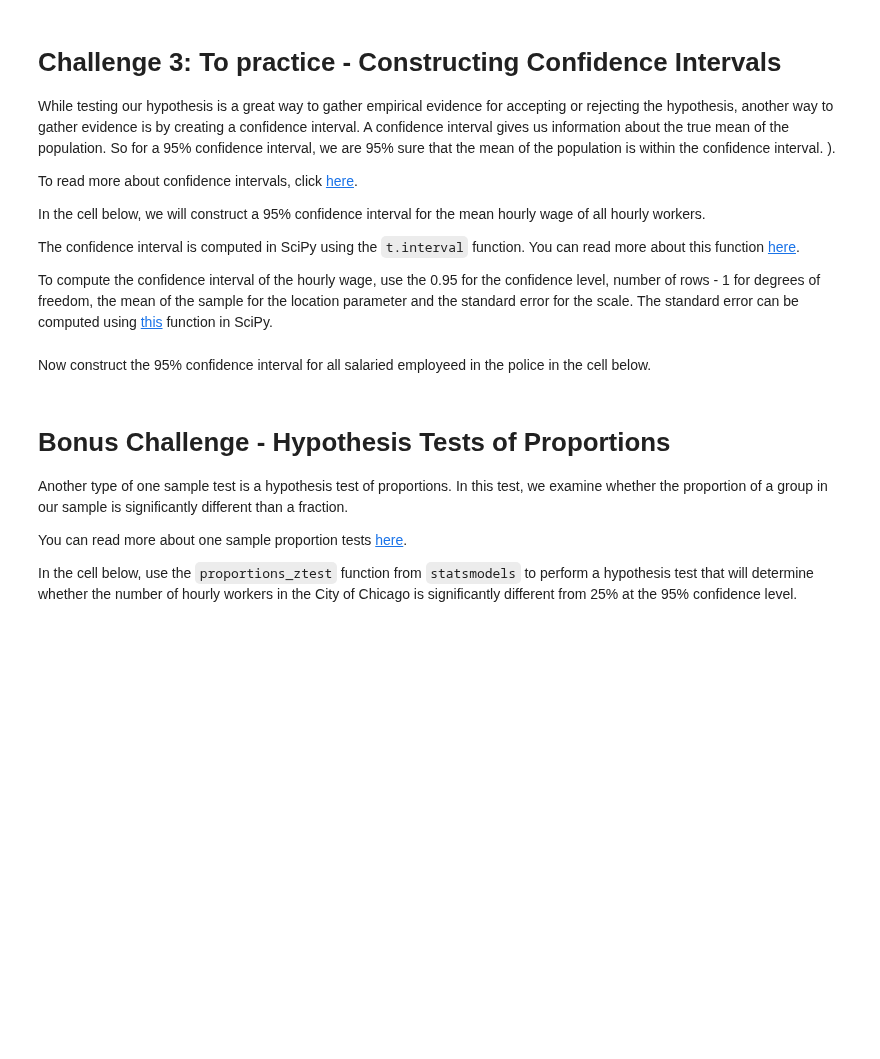
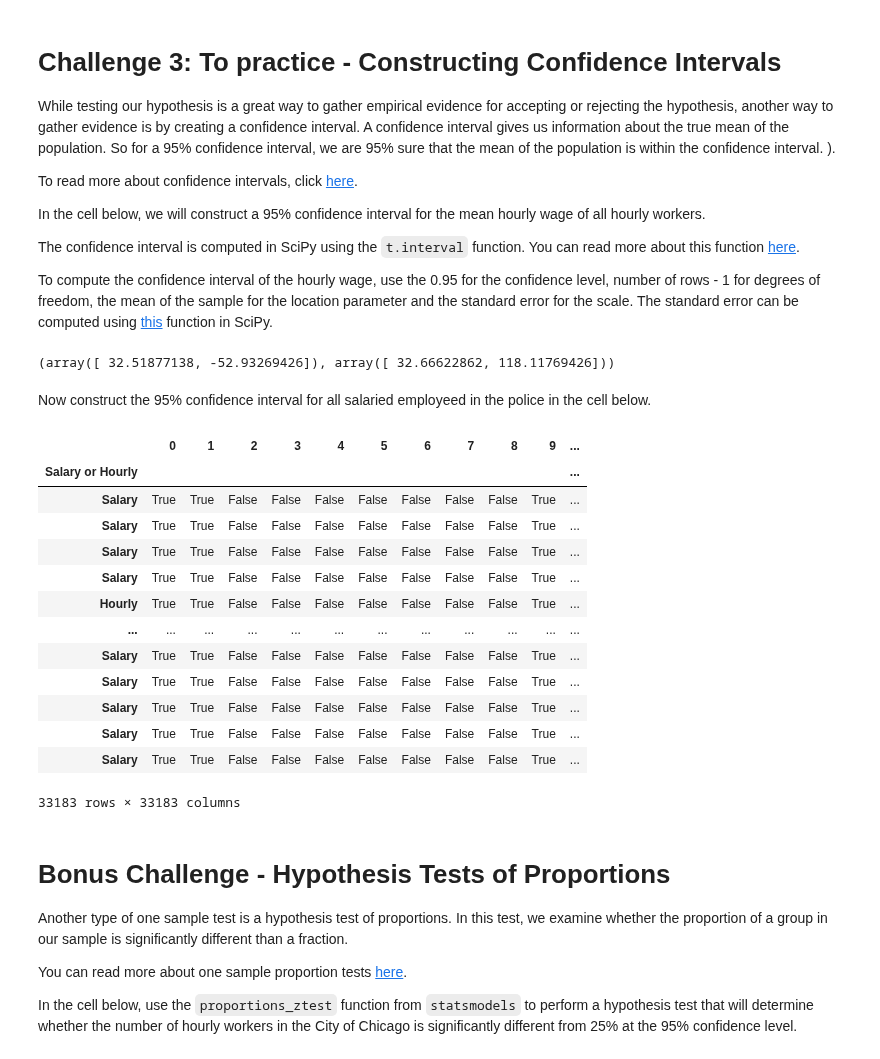
Before and after one commit to ta-data-lis/lab-hypothesis-testing-1, a Jupyter notebook: your-code/main.ipynb, the cells around one changed output. Drawn from its saved outputs; the diff is of its cells as text; code cells hidden in the pictures; blank space fills up the shorter version.

```diff
--- a/your-code/main.ipynb
+++ b/your-code/main.ipynb
@@ -13,0 +14,5 @@ In this challenge, we will examine all salaries of employees of the City of Chic
+# %%
+# Your code here:
+data=pd.read_csv(r"../your-code\Current_Employee_Names__Salaries__and_Position_Titles.csv")
+data.dtypes
+data.columns
@@ -68,2 +211,15 @@ To compute the confidence interval of the hourly wage, use the 0.95 for the conf
+# %%
+# Your code here:
+hourly_sample=data["Hourly Rate"].sample(30)
+hourly_sample
+mean=hourly_sample.mean()
+dof=len(hourly_sample)-1
+confidence=0.95
+s=hourly_sample.std()
+t_crit = np.abs(((1-confidence)/2,dof))
+
+(mean-s*t_crit/np.sqrt(len(hourly_sample)), mean+s*t_crit/np.sqrt(len(hourly_sample)))
+# %% [output]
+(array([ 32.51877138, -52.93269426]), array([ 32.66622862, 118.11769426]))
 # %% [markdown]
 Now construct the 95% confidence interval for all salaried employeed in the police in the cell below.
@@ -72,3 +226,23 @@ Now construct the 95% confidence interval for all salaried employeed in the poli
+# %%
+# Your code here:
+
+data_sample=pd.DataFrame([data['Department']=="POLICE"],data["Salary or Hourly"])
+data_sample
+# %% [output]
+|  | 0 | 1 | 2 | 3 | 4 | 5 | 6 | 7 | 8 | 9 | ... |
+| Salary or Hourly |  |  |  |  |  |  |  |  |  |  | ... |
+| Salary | True | True | False | False | False | False | False | False | False | True | ... |
+| Salary | True | True | False | False | False | False | False | False | False | True | ... |
+| Salary | True | True | False | False | False | False | False | False | False | True | ... |
+| Salary | True | True | False | False | False | False | False | False | False | True | ... |
+| Hourly | True | True | False | False | False | False | False | False | False | True | ... |
+| ... | ... | ... | ... | ... | ... | ... | ... | ... | ... | ... | ... |
+| Salary | True | True | False | False | False | False | False | False | False | True | ... |
+| Salary | True | True | False | False | False | False | False | False | False | True | ... |
+| Salary | True | True | False | False | False | False | False | False | False | True | ... |
+| Salary | True | True | False | False | False | False | False | False | False | True | ... |
+| Salary | True | True | False | False | False | False | False | False | False | True | ... |
+33183 rows × 33183 columns
 # %% [markdown]
 # Bonus Challenge - Hypothesis Tests of Proportions
 
```
Also changed, not shown: parts of 18 cells of this notebook.
